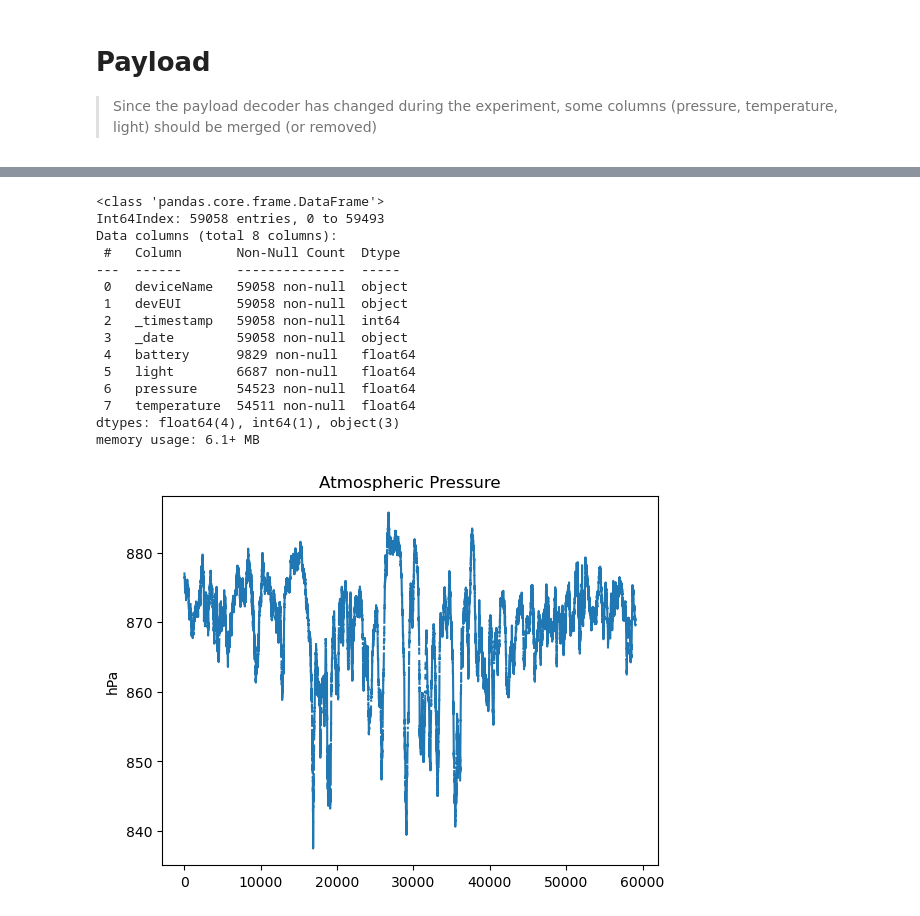
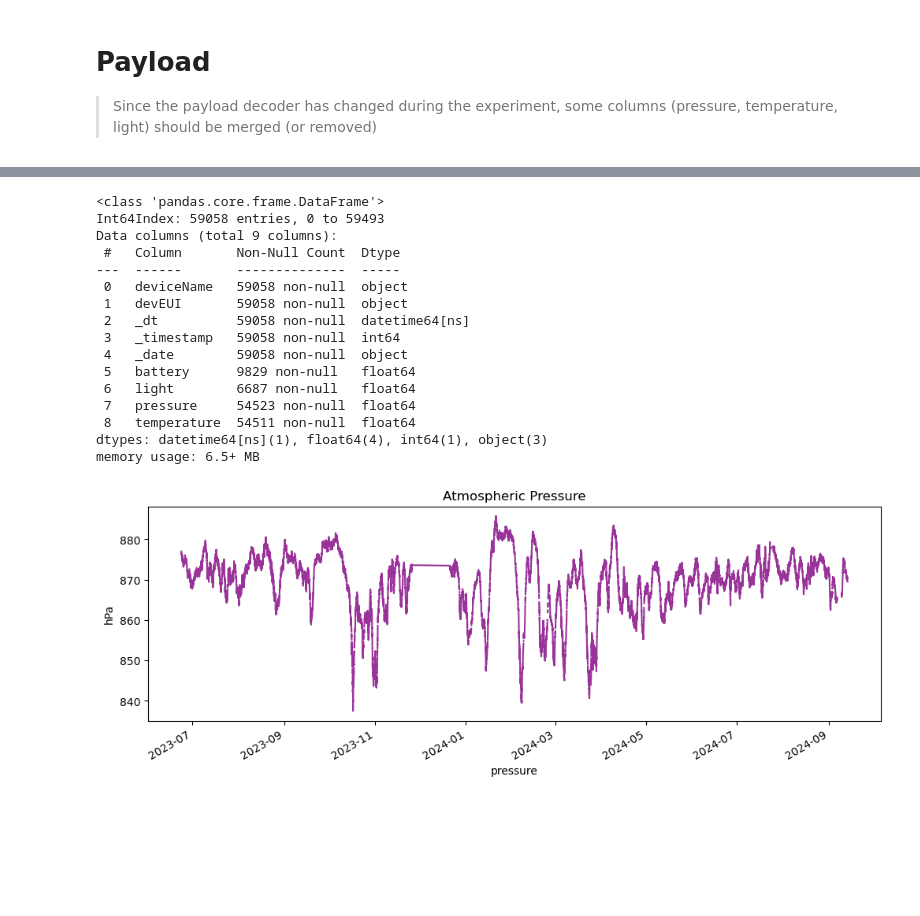
Before and after one commit to CampusIoT/datasets, a Jupyter notebook: SaintEynard/notebooks/campusiot.ipynb, the cells around one changed output, grey strips where cells are left out. Saved outputs shown, nothing was run; the diff lists cells and outputs as text; code cells hidden in the pictures; blank space fills up the shorter version.

```diff
--- a/SaintEynard/notebooks/campusiot.ipynb
+++ b/SaintEynard/notebooks/campusiot.ipynb
@@ -15,6 +16,8 @@ df1 = pd.read_json('../logs/d1d1e80000000033_campusiot.ndjson.gz', lines=True)
 df2 = pd.read_json('../logs/d1d1e80000000033_campusiot-2.ndjson.gz', lines=True)
 # %%
 frames = pd.concat([df1, df2], ignore_index=True, sort=True)
+# %%
+frames['_dt']=pd.to_datetime(frames['_timestamp'],unit='ms')
 # %% [markdown]
 > NDJSON files contains 4 types of entries : join, rx, status, error
 > They should be processed separally
@@ -57,6 +63,7 @@ join
 # %%
 rx = frames.loc[frames['_topic'].str.endswith('/rx')].drop(\
             ['margin', 'externalPowerSource', 'batteryLevel', 'batteryLevelUnavailable'], axis=1)
+rx['_dt']=pd.to_datetime(rx['_timestamp'],unit='ms')
 rx
 # %% [output]
 |  | _date | _redundancy | _timestamp | _topic | adr | data | devEUI | deviceName | fCnt | fPort | ... |
@@ -135,7 +145,8 @@ rxInfo
 #  Payload
 > Since the payload decoder has changed during the experiment, some columns (pressure, temperature, light) should be merged (or removed)
 # %%
-payload = rx[['deviceName', 'devEUI', '_timestamp', '_date','object']]
+payload = rx[['deviceName', 'devEUI', '_dt', '_timestamp', '_date','object']]
+
 obj = pd.json_normalize(payload['object'])
 obj.info()
 # %% [output]
@@ -158,7 +169,7 @@ dtypes: float64(12), object(8)
 memory usage: 9.0+ MB
 # %%
 payload = payload.join(obj).drop(columns='object')
-payload = payload[['deviceName', 'devEUI', '_timestamp', '_date',\
+payload = payload[['deviceName', 'devEUI', '_dt', '_timestamp', '_date',\
                   'battery','light','pressure','temperature'  ]]
 payload
 # %% [output]
@@ -180,22 +191,26 @@ payload.info()
 # %% [output]
 <class 'pandas.core.frame.DataFrame'>
 Int64Index: 59058 entries, 0 to 59493
-Data columns (total 8 columns):
+Data columns (total 9 columns):
  #   Column       Non-Null Count  Dtype
 ---  ------       --------------  -----
  0   deviceName   59058 non-null  object
  1   devEUI       59058 non-null  object
- 2   _timestamp   59058 non-null  int64
- 3   _date        59058 non-null  object
- 4   battery      9829 non-null   float64
- 5   light        6687 non-null   float64
- 6   pressure     54523 non-null  float64
- 7   temperature  54511 non-null  float64
-dtypes: float64(4), int64(1), object(3)
-memory usage: 6.1+ MB
+ 2   _dt          59058 non-null  datetime64[ns]
+ 3   _timestamp   59058 non-null  int64
+ 4   _date        59058 non-null  object
+ 5   battery      9829 non-null   float64
+ 6   light        6687 non-null   float64
+ 7   pressure     54523 non-null  float64
+ 8   temperature  54511 non-null  float64
+dtypes: datetime64[ns](1), float64(4), int64(1), object(3)
+memory usage: 6.5+ MB
 # %%
-payload['pressure'].plot(title="Atmospheric Pressure", ylabel="hPa")
+payload.plot(x='_dt', y='pressure', kind='line', rot=30,
+        color='purple', alpha=0.8,
+        legend=None,
+        title='Atmospheric Pressure', xlabel='pressure', ylabel='hPa', fontsize=10, figsize=(12,4));
 plt.show()
 # %% [output]
-[figure, old version]
+[figure, new version]
 # %%
```
Also changed, not shown: parts of 10 cells of this notebook.
